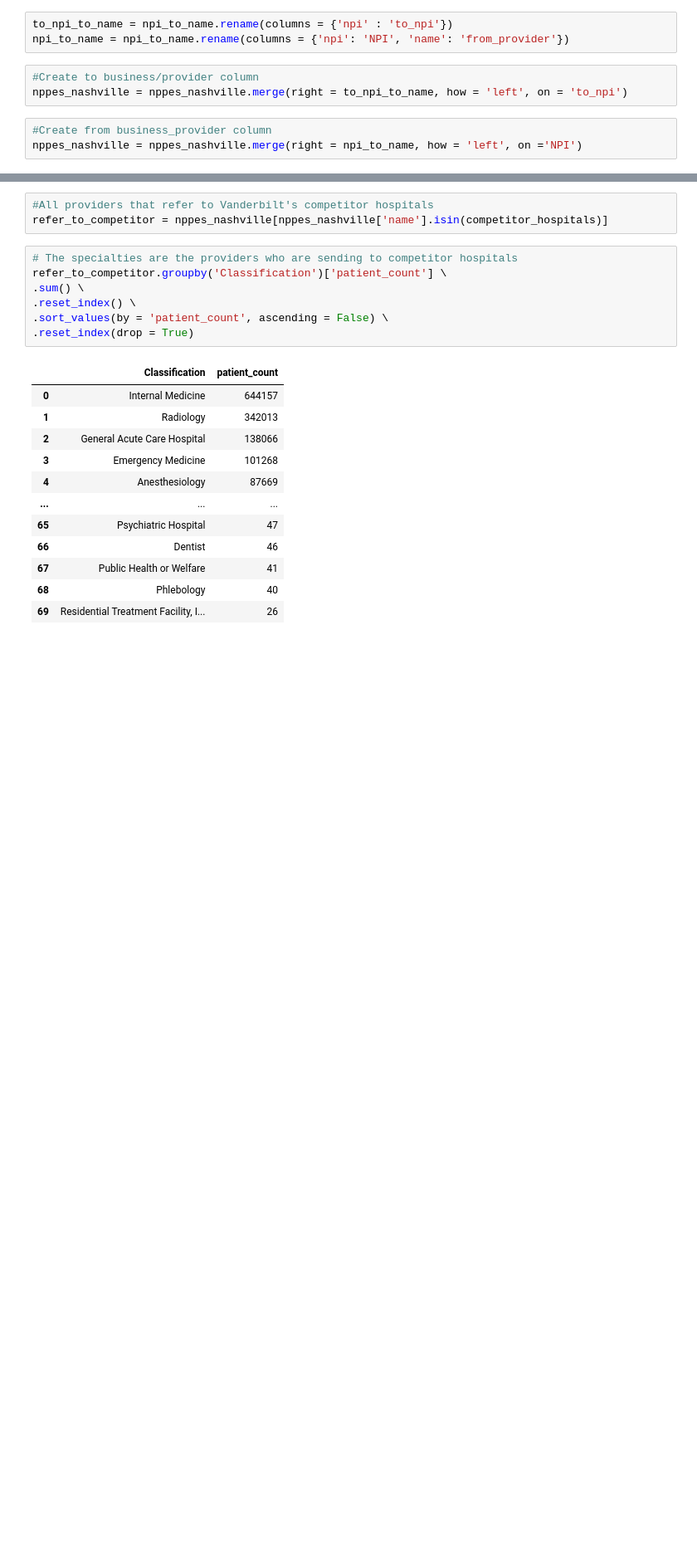
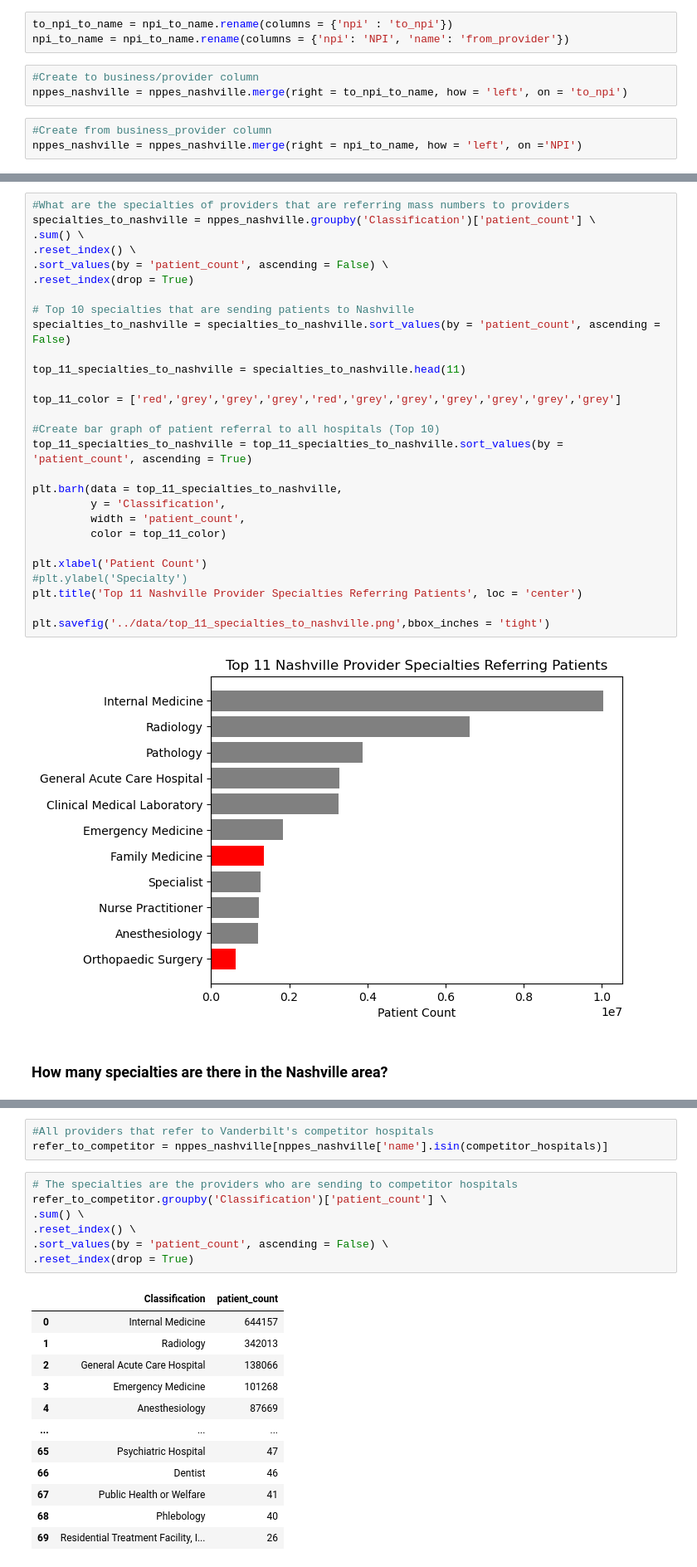
Before and after one commit to KagonDeans/hop-team, a Jupyter notebook: notebook/question_2 redo.ipynb, the cells around one changed output, grey strips where cells are left out. Shown: that part at 83% size. Drawn from its saved outputs; the diff is of its cells as text; blank space fills up the shorter version.

```diff
--- a/notebook/question_2 redo.ipynb
+++ b/notebook/question_2 redo.ipynb
@@ -111,0 +171,32 @@ nppes_nashville = nppes_nashville.merge(right = npi_to_name, how = 'left', on ='
+# %%
+#What are the specialties of providers that are referring mass numbers to providers
+specialties_to_nashville = nppes_nashville.groupby('Classification')['patient_count'] \
+.sum() \
+.reset_index() \
+.sort_values(by = 'patient_count', ascending = False) \
+.reset_index(drop = True)
+
+# Top 10 specialties that are sending patients to Nashville
+specialties_to_nashville = specialties_to_nashville.sort_values(by = 'patient_count', ascending = False)
+
+top_11_specialties_to_nashville = specialties_to_nashville.head(11)
+
+top_11_color = ['red','grey','grey','grey','red','grey','grey','grey','grey','grey','grey']
+
+#Create bar graph of patient referral to all hospitals (Top 10)
+top_11_specialties_to_nashville = top_11_specialties_to_nashville.sort_values(by = 'patient_count', ascending = True)
+
+plt.barh(data = top_11_specialties_to_nashville,
+         y = 'Classification',
+         width = 'patient_count',
+         color = top_11_color)
+
+plt.xlabel('Patient Count')
+#plt.ylabel('Specialty')
+plt.title('Top 11 Nashville Provider Specialties Referring Patients', loc = 'center')
+
+plt.savefig('../data/top_11_specialties_to_nashville.png',bbox_inches = 'tight')
+# %% [output]
+[figure, added]
+# %% [markdown]
+### How many specialties are there in the Nashville area?
```
Also changed, not shown: parts of 61 cells of this notebook.
